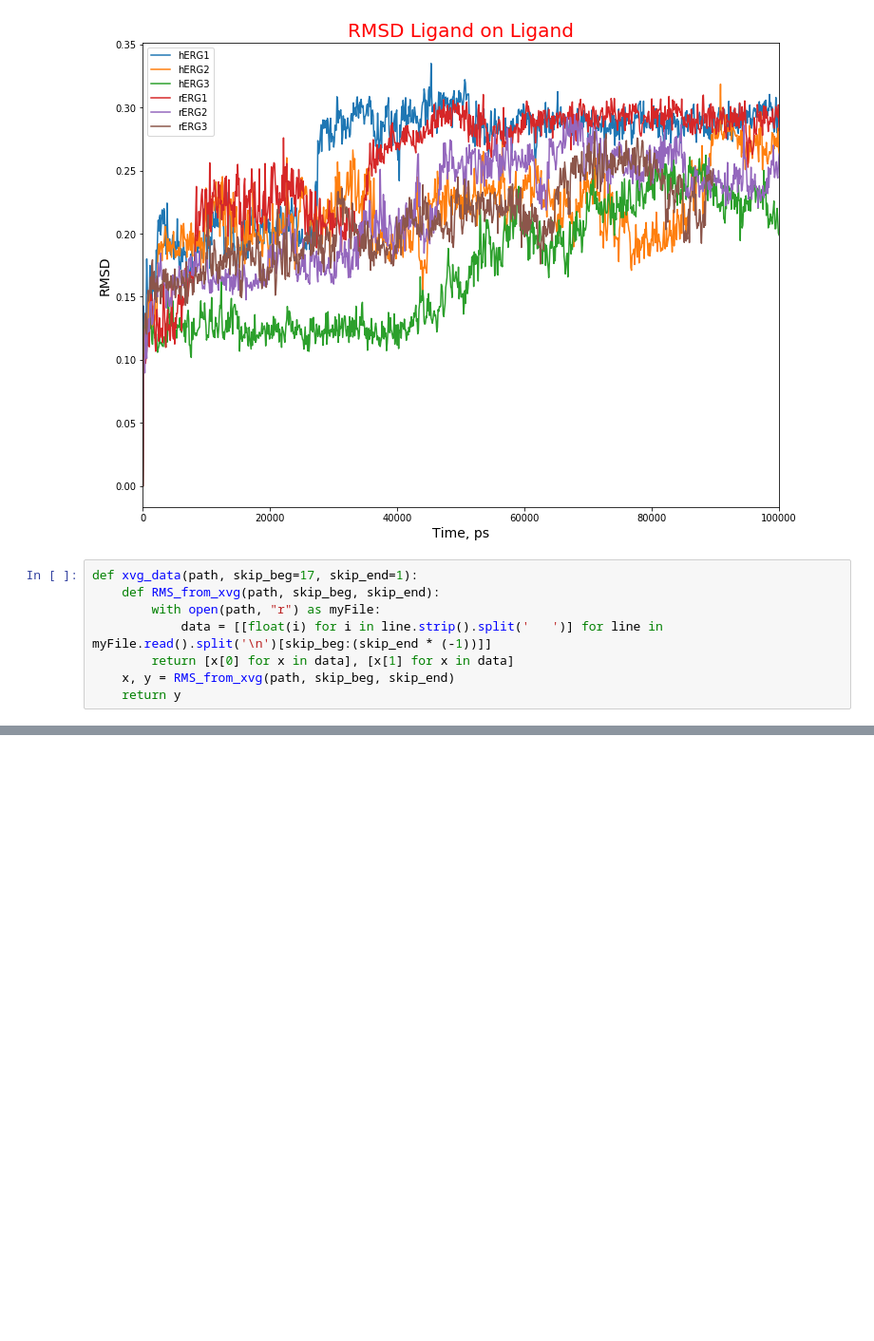
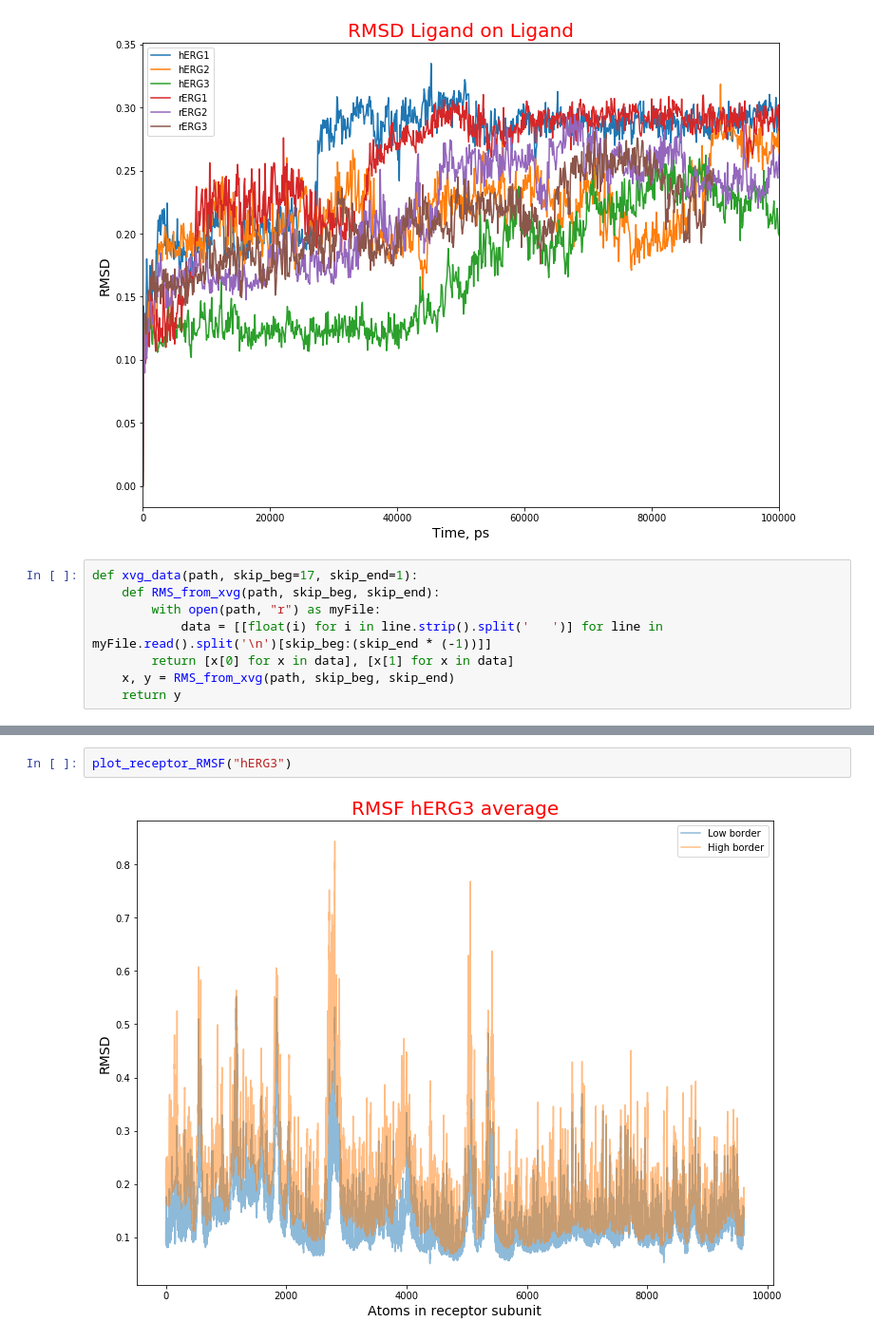
Before and after one commit to nikitadobrokhtov/potassium-channels, a Jupyter notebook: descriptional_characteristics_of_subtype_models/Descriptional Characteristics of Models.ipynb, the cells around one changed output, grey strips where cells are left out. Shown at 95% size. Drawn from its saved outputs; the diff is of its cells as text; blank space fills up the shorter version.

```diff
--- a/descriptional_characteristics_of_subtype_models/Descriptional Characteristics of Models.ipynb
+++ b/descriptional_characteristics_of_subtype_models/Descriptional Characteristics of Models.ipynb
@@ -108,0 +153,4 @@ plt.show()
+# %%
+plot_receptor_RMSF("hERG3")
+# %% [output]
+[figure, added]
```
Also changed, not shown: parts of 9 cells of this notebook.
